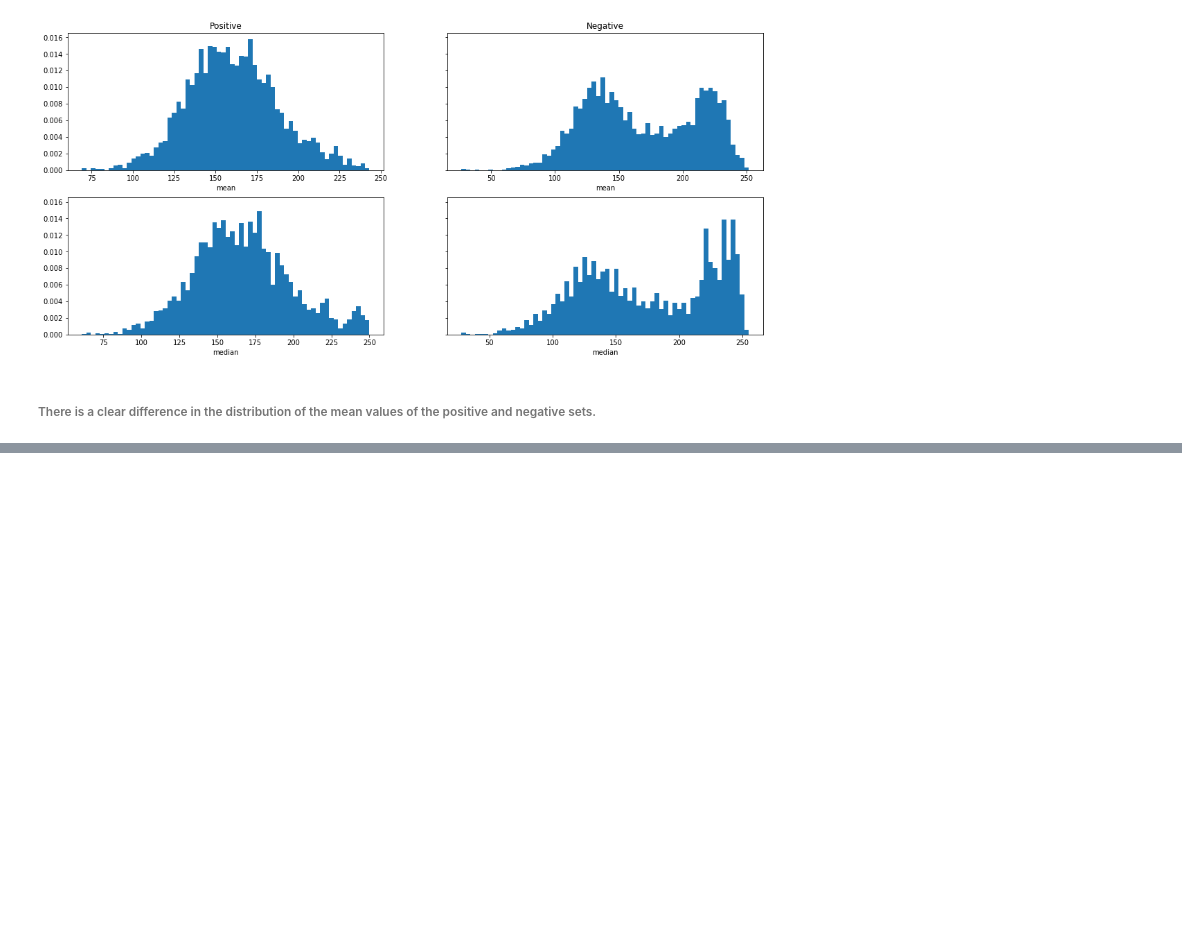
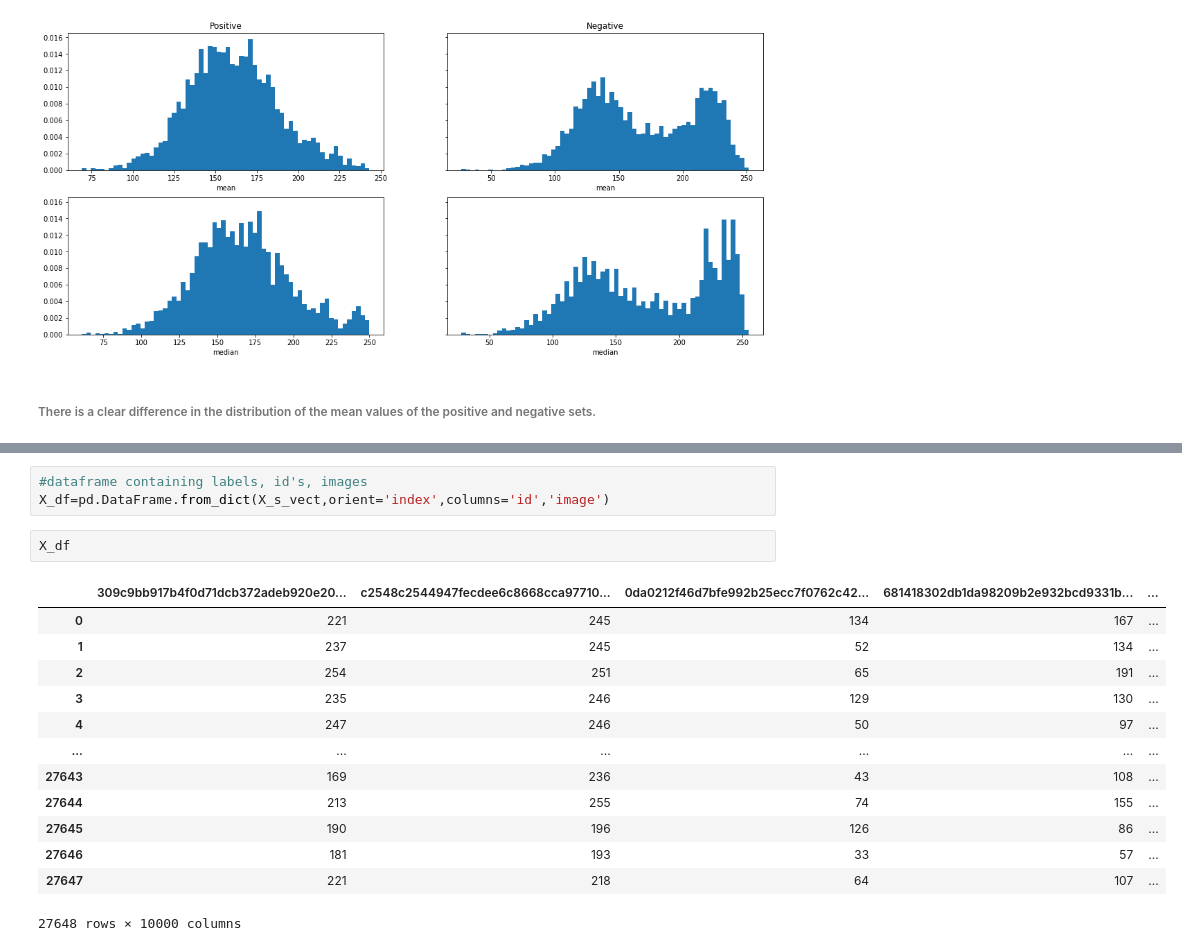
Before and after one commit to morganfry/springboard, a Jupyter notebook: Capstone Project 1/Spr_Cap1_MFRY_Data_Exploration.ipynb, the cells around one changed output, grey strips where cells are left out. Saved outputs shown, nothing was run; the diff lists cells and outputs as text; blank space fills up the shorter version.

```diff
--- a/Capstone Project 1/Spr_Cap1_MFRY_Data_Exploration.ipynb
+++ b/Capstone Project 1/Spr_Cap1_MFRY_Data_Exploration.ipynb
@@ -159,0 +220,19 @@ plt.show()
+# %%
+#dataframe containing labels, id's, images
+X_df=pd.DataFrame.from_dict(X_s_vect,orient='index',columns='id','image')
+# %%
+X_df
+# %% [output]
+|  | 309c9bb917b4f0d71dcb372adeb920e20... | c2548c2544947fecdee6c8668cca97710... | 0da0212f46d7bfe992b25ecc7f0762c42... | 681418302db1da98209b2e932bcd9331b... | ... |
+| 0 | 221 | 245 | 134 | 167 | ... |
+| 1 | 237 | 245 | 52 | 134 | ... |
+| 2 | 254 | 251 | 65 | 191 | ... |
+| 3 | 235 | 246 | 129 | 130 | ... |
+| 4 | 247 | 246 | 50 | 97 | ... |
+| ... | ... | ... | ... | ... | ... |
+| 27643 | 169 | 236 | 43 | 108 | ... |
+| 27644 | 213 | 255 | 74 | 155 | ... |
+| 27645 | 190 | 196 | 126 | 86 | ... |
+| 27646 | 181 | 193 | 33 | 57 | ... |
+| 27647 | 221 | 218 | 64 | 107 | ... |
+27648 rows × 10000 columns
```
Also changed, not shown: parts of 6 cells of this notebook, 1 other file.
